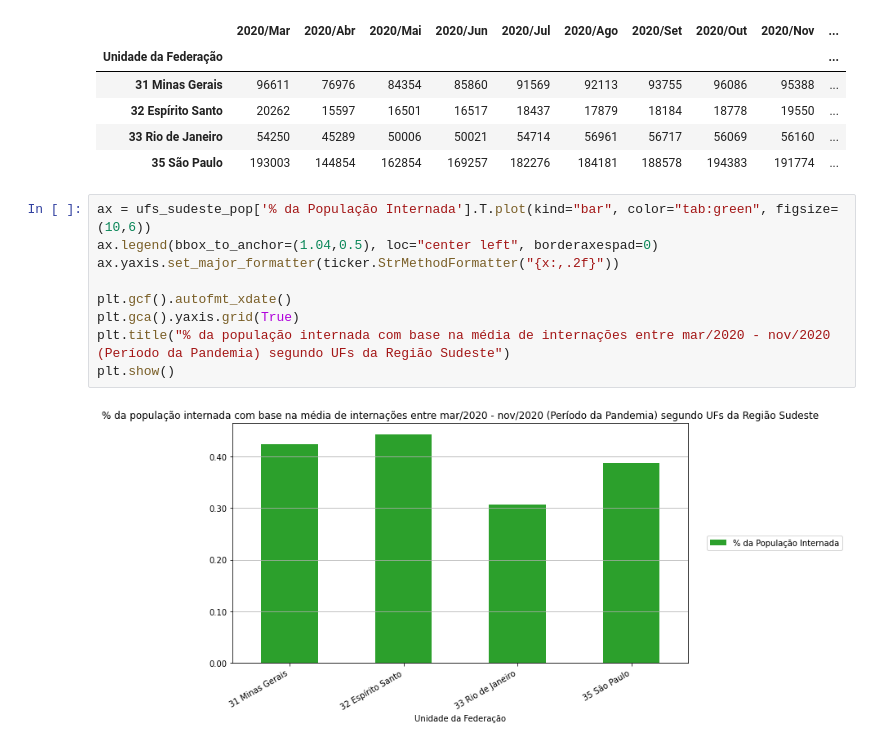
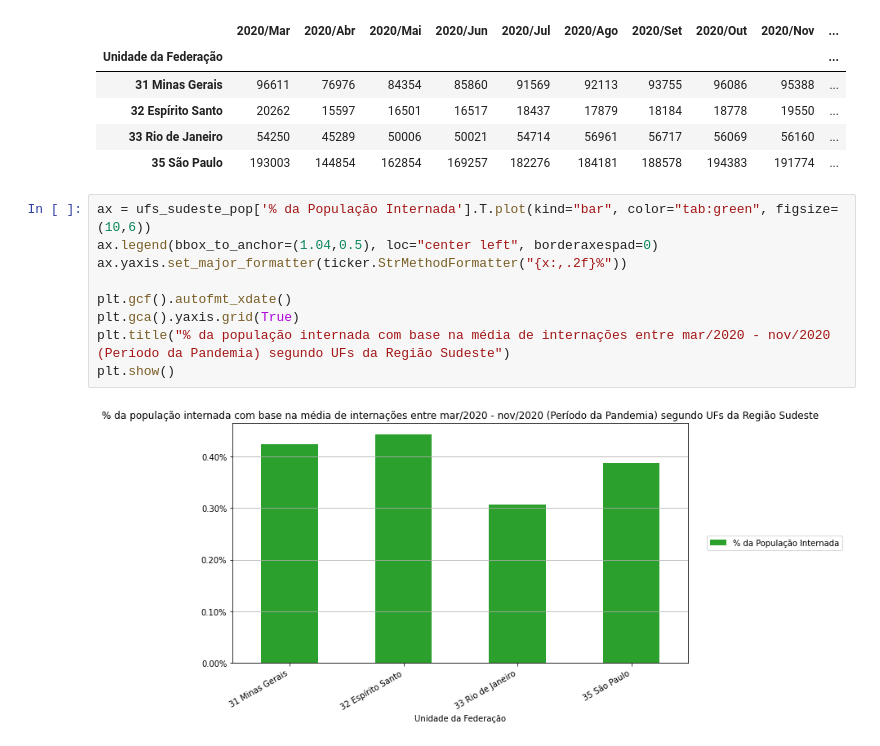
Before and after one commit to peixotosandro/Bootcamp-Data-Science-Projeto-Modulo1, a Jupyter notebook: Notebooks/Projeto_Módulo1.ipynb, the cells around one changed output. Cells and saved outputs as stored; diff of their text form.

```diff
--- a/Notebooks/Projeto_Módulo1.ipynb
+++ b/Notebooks/Projeto_Módulo1.ipynb
@@ -176,11 +176,11 @@ ufs_sudeste_pop
 # %%
 ax = ufs_sudeste_pop['% da População Internada'].T.plot(kind="bar", color="tab:green", figsize=(10,6))
 ax.legend(bbox_to_anchor=(1.04,0.5), loc="center left", borderaxespad=0)
-ax.yaxis.set_major_formatter(ticker.StrMethodFormatter("{x:,.2f}"))
+ax.yaxis.set_major_formatter(ticker.StrMethodFormatter("{x:,.2f}%"))
 
 plt.gcf().autofmt_xdate()
 plt.gca().yaxis.grid(True)
 plt.title("% da população internada com base na média de internações entre mar/2020 - nov/2020 (Período da Pandemia) segundo UFs da Região Sudeste")
 plt.show()
 # %% [output]
-[figure, old version]
+[figure, new version]
```
